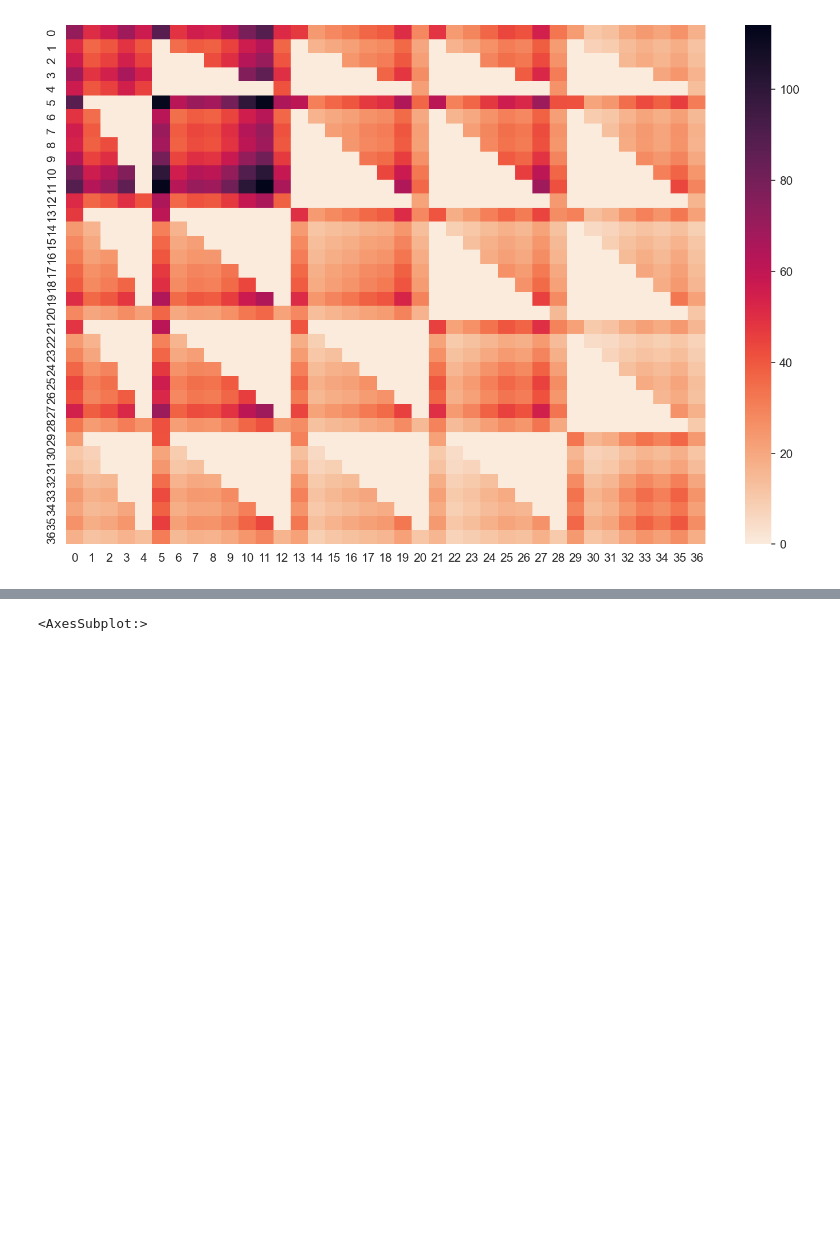
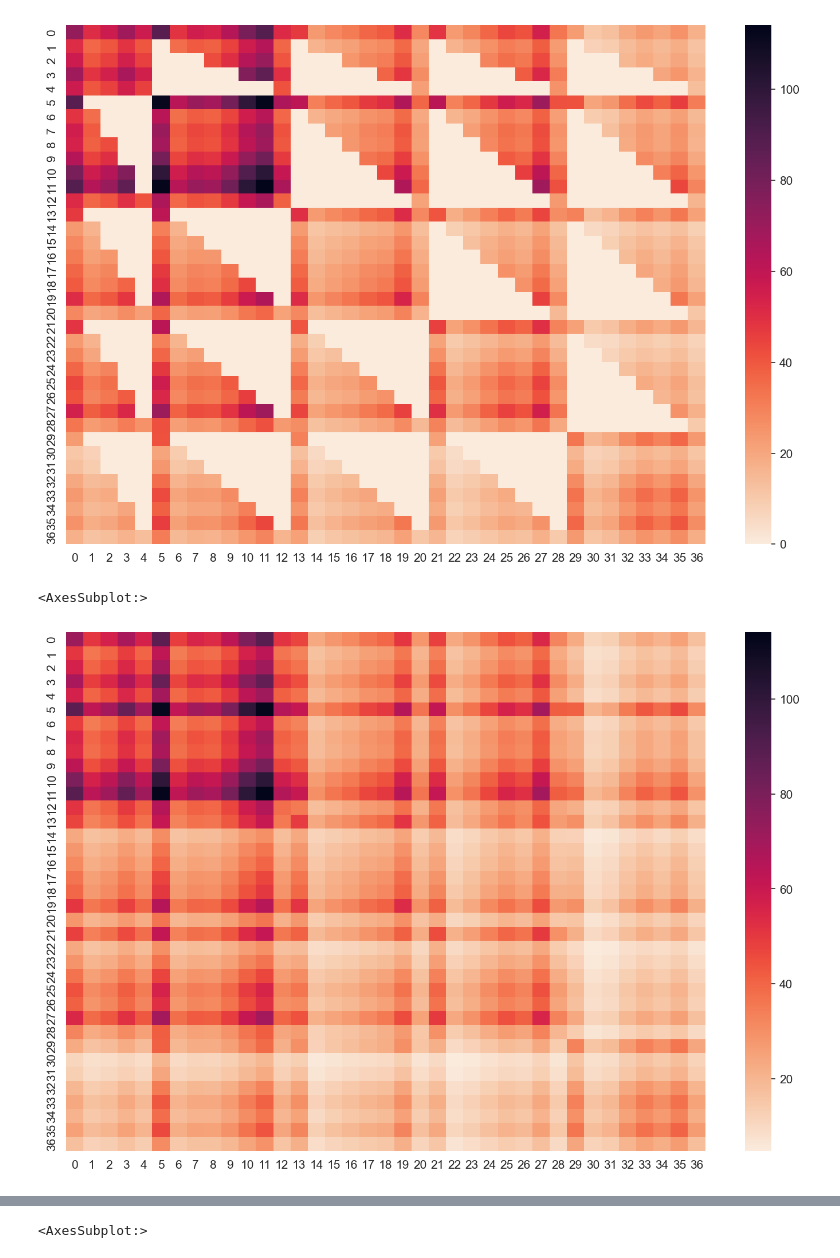
Before and after one commit to BluSteve/STYau122, a Jupyter notebook: python/styau/Analysis.ipynb, the cells around one changed output, grey strips where cells are left out. Cells and saved outputs as stored; diff of their text form; code cells hidden in the pictures; blank space fills up the shorter version.

```diff
--- a/python/styau/Analysis.ipynb
+++ b/python/styau/Analysis.ipynb
@@ -93,6 +78,13 @@ sns.heatmap(np.power(np.abs(abh.hessian[0]), 1/5), cmap='rocket_r')
 # %% [output]
 <AxesSubplot:>
 [figure]
+# %%
+plt.figure(figsize=(12, 8), dpi=150)
+
+sns.heatmap(np.power(np.abs(abhfixed.hessian[0]), 1/5), cmap='rocket_r')
+# %% [output]
+<AxesSubplot:>
+[figure, added]
 # %%
 plt.figure(figsize=(12, 8), dpi=150)
 
```
Also changed, not shown: parts of 6 cells of this notebook, 1 other file.
